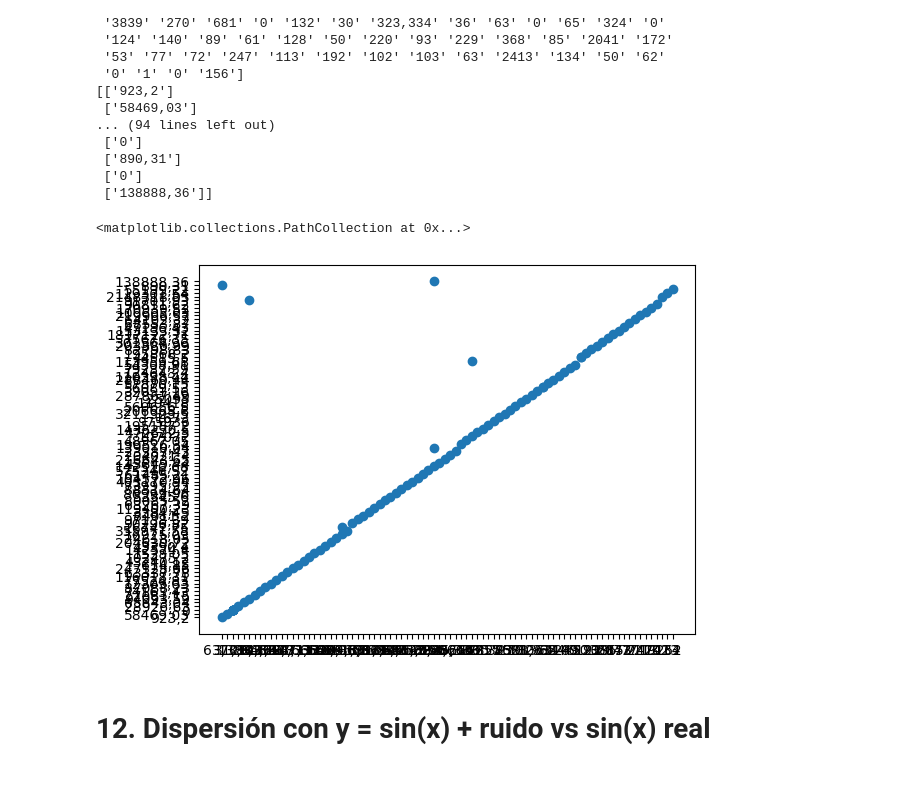
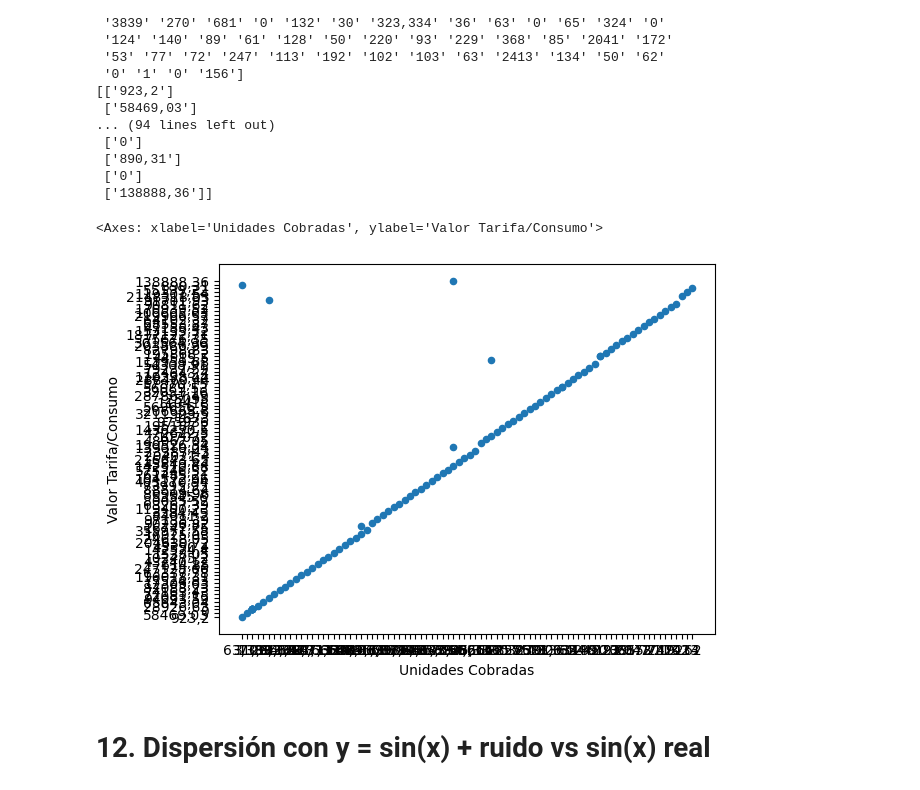
Before and after one commit to Lenis0207/PAD_2025_IIB1, a Jupyter notebook: src/clases_ad/ea2_lenis.ipynb, the cells around one changed output. Cells and saved outputs as stored; diff of their text form; code cells hidden in the pictures.

```diff
--- a/src/clases_ad/ea2_lenis.ipynb
+++ b/src/clases_ad/ea2_lenis.ipynb
@@ -213,10 +220,10 @@ print(sub_array)
 # %%
 x = df["Unidades Cobradas"].values
 y = df["Valor Tarifa/Consumo"].values
-plt.scatter(x, y)
+df.plot.scatter(x = "Unidades Cobradas",y="Valor Tarifa/Consumo")
 # %% [output]
-<matplotlib.collections.PathCollection at 0x...>
+<Axes: xlabel='Unidades Cobradas', ylabel='Valor Tarifa/Consumo'>
-[figure, old version]
+[figure, new version]
 # %% [markdown]
 # 12. Dispersión con y = sin(x) + ruido vs sin(x) real
 # %%
```
Also changed, not shown: parts of 1 cell of this notebook.
